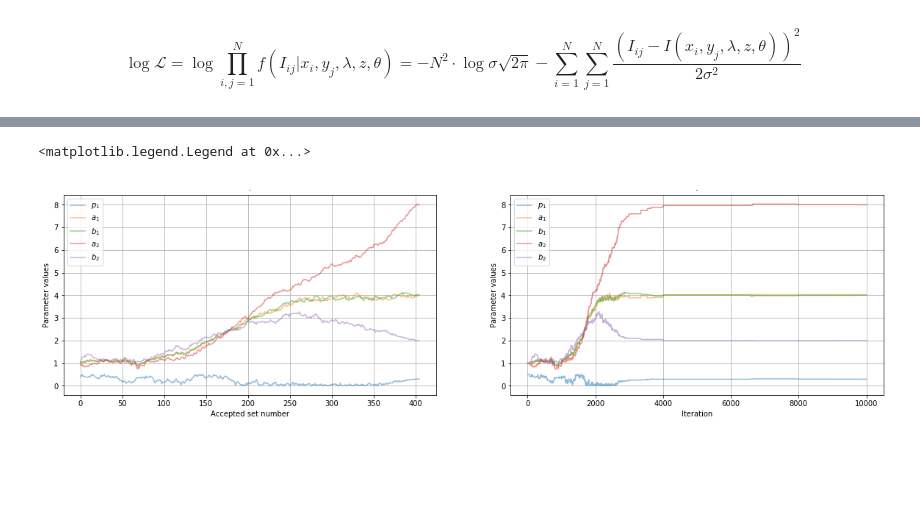
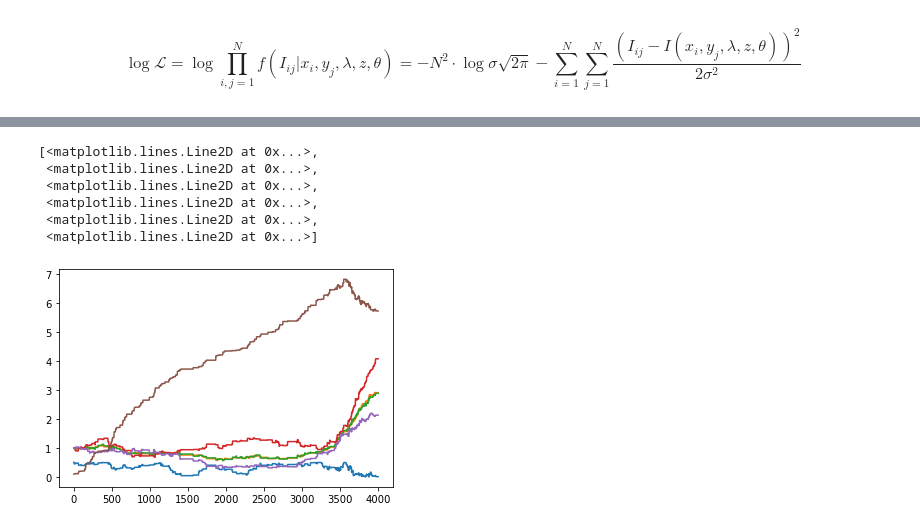
Before and after one commit to soapun/mcmc, a Jupyter notebook: dif_pat_bimodal_tf.ipynb, the cells around one changed output, grey strips where cells are left out. Cells and saved outputs as stored; diff of their text form; code cells hidden in the pictures; blank space fills up the shorter version.

```diff
--- a/dif_pat_bimodal_tf.ipynb
+++ b/dif_pat_bimodal_tf.ipynb
@@ -225,30 +200,0 @@ plt.plot(logs)
-# %%
-fig = plt.figure(figsize=(20,5))
-ax2 = fig.add_subplot(1,2,1)
-to_show=-accepted.shape[0]
-ax2.plot( accepted[to_show:,0],  label='$p_1$',alpha=0.5)
-ax2.plot( accepted[to_show:,1],  label='$a_1$',alpha=0.5)
-ax2.plot( accepted[to_show:,2],  label='$b_1$',alpha=0.5)
-ax2.plot( accepted[to_show:,3],  label='$a_2$',alpha=0.5)
-ax2.plot( accepted[to_show:,4],  label='$b_2$',alpha=0.5)
-ax2.set_xlabel("Accepted set number")
-ax2.set_ylabel("Parameter values")
-ax2.set_title(".")
-ax2.grid()
-ax2.legend()
-
-ax3 = fig.add_subplot(1,2,2)
-to_show=-all_pars.shape[0]
-ax3.plot( all_pars[to_show:,0],  label='$p_1$',alpha=0.5)
-ax3.plot( all_pars[to_show:,1],  label='$a_1$',alpha=0.5)
-ax3.plot( all_pars[to_show:,2],  label='$b_1$',alpha=0.5)
-ax3.plot( all_pars[to_show:,3],  label='$a_2$',alpha=0.5)
-ax3.plot( all_pars[to_show:,4],  label='$b_2$',alpha=0.5)
-ax3.set_xlabel("Iteration")
-ax3.set_ylabel("Parameter values")
-ax3.set_title(".")
-ax3.grid()
-ax3.legend()
-# %% [output]
-<matplotlib.legend.Legend at 0x...>
-[figure, removed]
@@ -254,0 +231,2 @@ ax3.legend()
+# %%
+res = pickle.load(open("grid_res.pickle", "rb"))
@@ -254,0 +235,10 @@ ax3.legend()
+# %%
+plt.plot(res[435][2])
+# %% [output]
+[<matplotlib.lines.Line2D at 0x...>,
+ <matplotlib.lines.Line2D at 0x...>,
+ <matplotlib.lines.Line2D at 0x...>,
+ <matplotlib.lines.Line2D at 0x...>,
+ <matplotlib.lines.Line2D at 0x...>,
+ <matplotlib.lines.Line2D at 0x...>]
+[figure, added]
```
Also changed, not shown: parts of 33 cells of this notebook.
